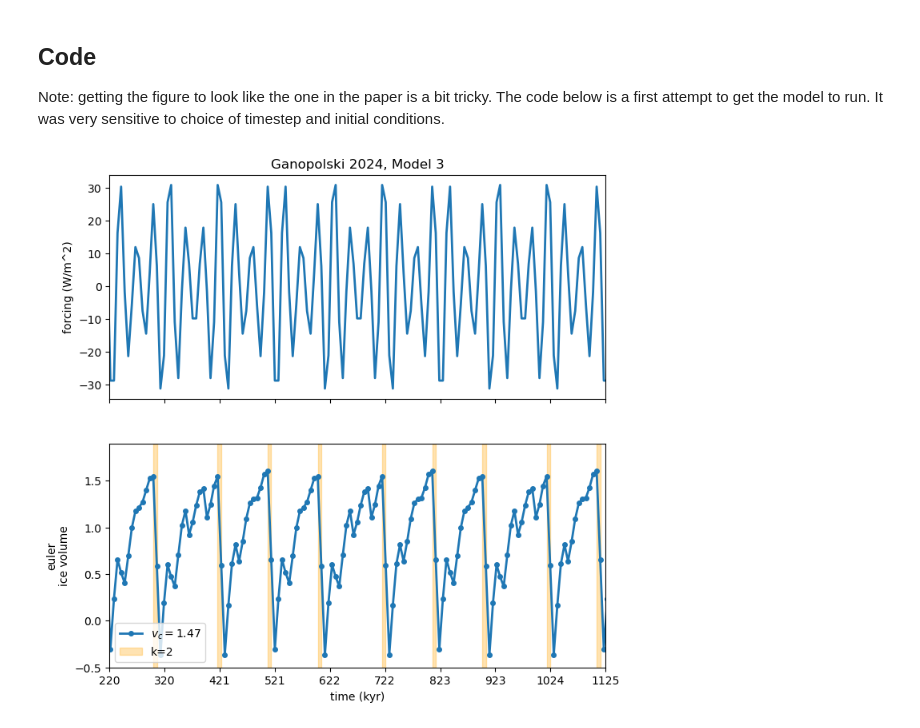
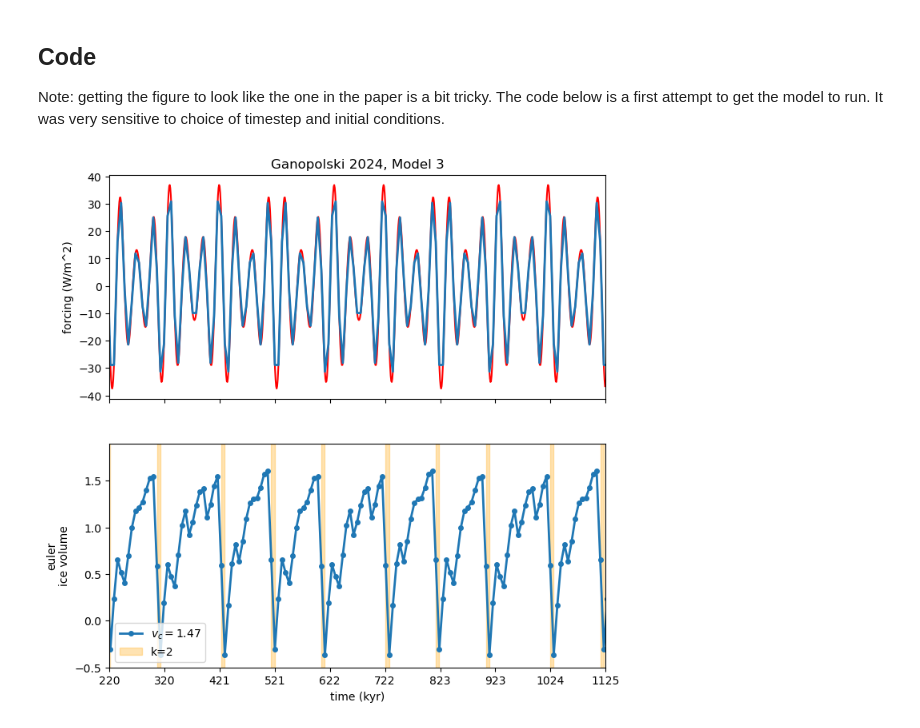
Before and after one commit to LinkedEarth/PaleoBeasts, a Jupyter notebook: notebooks/Ganopolski2024_demo.ipynb, the cells around one changed output. Cells and saved outputs as stored; diff of their text form; code cells hidden in the pictures.

```diff
--- a/notebooks/Ganopolski2024_demo.ipynb
+++ b/notebooks/Ganopolski2024_demo.ipynb
@@ -99,5 +96,8 @@ $v_{c}$ is a tunable parameter. Ganopolski 2024, includes figures based on a con
 ## Code
 Note: getting the figure to look like the one in the paper is a bit tricky. The code below is a first attempt to get the model to run. It was very sensitive to choice of timestep and initial conditions.
 # %%
-g24_forcing = Forcing(calc_f, derivative=calc_df)
+A = 25
+eps = 0.5
+
+g24_forcing = Forcing(calc_f, derivative=calc_df, params = {'A':A, 'eps':eps})
 # %%
@@ -119,16 +117,10 @@ t0 = 0
 tend = t0+length
 delta_t=6.5
 # %%
-model3.k_arr = [k_init]
-model3.t_arr = [0]
+model3.state_variables=[[k_init]]
 
-model3_euler = Solver(model3, method='euler', t_span=(t0, tend), y0=[v_init, k_init], kwargs={'state_param': True, 'dt':delta_t})
+model3_euler = Solver(model3, method='euler', t_span=(t0, tend), y0=[v_init], kwargs={'dt':delta_t})
 model3_euler.integrate()
-tmp_df = pd.DataFrame({'t':np.array(model3.t_arr), 'k':np.array(model3.k_arr)})
-tmp_df.drop_duplicates(subset='t', inplace=True)
-
-model3_euler.diagnostics['k_arr'] = np.array(tmp_df['k'])
-model3_euler.diagnostics['t_arr'] = np.array(tmp_df['t'])
 # %%
 end_kya=75
 start_kya=980
@@ -137,17 +129,18 @@ model_sols = [model3_euler]
 smooth = False
 solver_choice = True
 
-t_range = np.arange(max(model_sols[0].solution.t)-start_kya, max(model_sols[0].solution.t)-end_kya, delta_t)
+t_range = np.arange(max(model_sols[0].solution.t)-start_kya, max(model_sols[0].solution.t)-end_kya, 1)
 ticks = np.linspace(max(model_sols[0].solution.t)-start_kya, max(model_sols[0].solution.t)-end_kya, 10)  # Generate 6 ticks from 800 to 3000
 tick_labels = [str(int(tick)) for tick in ticks]  # Calculate labels 800 to 0
 
 fig, ax = plt.subplots(len(model_sols)+1, 1, sharex=True, figsize=(8, 8))
 
 for ik, model_sol in enumerate(model_sols):
-    t_arr = model_sol.diagnostics['t_arr']
-    k_arr = model_sol.diagnostics['k_arr']
+    time = model_sol.solution.t#['t_arr']
+    k_arr = model_sol.solution.y[:, 1]
+    model_sol_y = model_sol.solution.y[:,0]
 
-    df = pd.DataFrame({'Time': t_arr, 'k': k_arr})
+    df = pd.DataFrame({'Time': time, 'k': k_arr})
     df.sort_values('Time', inplace=True)
     df = df[df['Time']>min(t_range)]
 
@@ -169,35 +162,32 @@ for ik, model_sol in enumerate(model_sols):
 
     # Handling case where last interval does not end within the data range
     if df.iloc[-1]['k'] == 2 and not df.iloc[-1]['end']:
         intervals.append((start_time, df.iloc[-1]['Time']))
 
-    time = model_sol.solution.t
-
-    model_sol_y = model_sol.solution.y[0]
     model_forcing = model_sol.model.forcing.get_forcing(time)
     label=','.join([r'$v_c=$'+str(model_sol.model.vc)])
     ax[ik+1].plot(time, model_sol_y, linewidth=2, marker='o', markersize=4, label=label)
 
     if len(intervals)>0:
         for ip, interval in enumerate(intervals):
             if ip==0:
                 label='k=2'
             else:
                 label=None
             ax[ik+1].axvspan(interval[0], interval[1], color='orange', alpha=0.3, label=label)
     ax[ik+1].set_xlim([max(model_sol.solution.t)-start_kya, max(model_sol.solution.t)-end_kya])
     ax[ik+1].legend()
-
+    ax[0].plot(t_range, model_sol.model.forcing.get_forcing(t_range), label='smooth', color='red')
     ax[0].plot(time, model_forcing, linewidth=2, label=label)
 
     ax[0].set_ylabel('forcing (W/m^2)')
     ax[ik+1].set_xticks(ticks)
     ax[ik+1].set_ylim([-.5,1.9])
     ax[ik+1].set_ylabel('\n'.join([model_sol.method,model_sol.model.variable_name]))
 
 ax[-1].set_xticklabels(tick_labels)
 ax[-1].set_xlabel('time (kyr)')
 ax[0].set_title('Ganopolski 2024, Model 3')
 plt.savefig('figures/g24_model3_euler_vc1p47.png')
 # %% [output]
-[figure, old version]
+[figure, new version]
```
Also changed, not shown: parts of 2 cells of this notebook.
